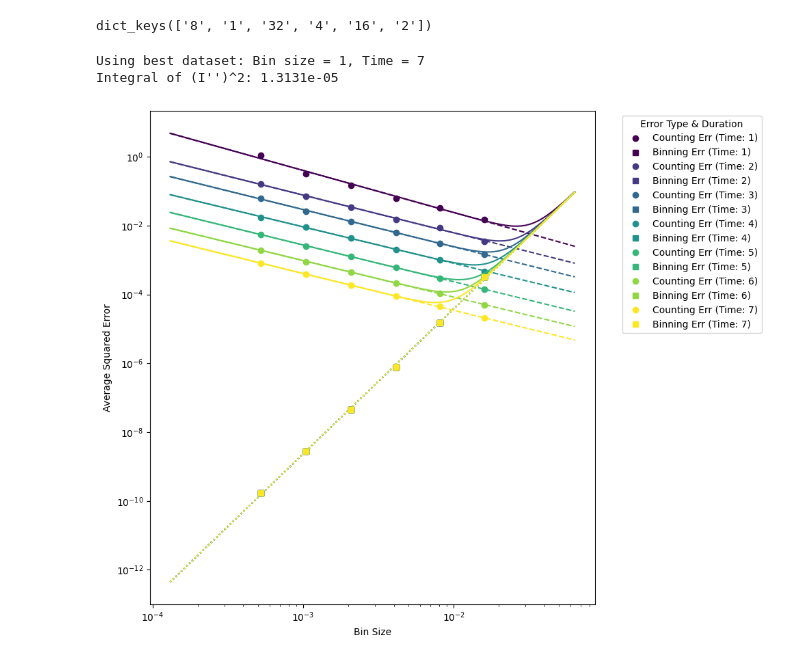
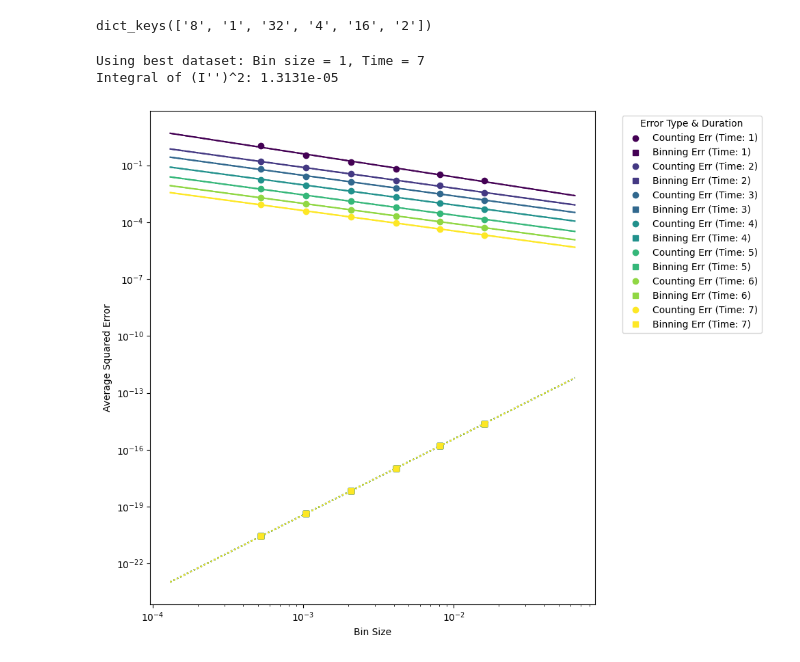
Before and after one commit to ch-tung/MLSR, a Jupyter notebook: binning/test_ILL_bin.ipynb, the cells around one changed output. Cells and saved outputs as stored; diff of their text form; code cells hidden in the pictures.

```diff
--- a/binning/test_ILL_bin.ipynb
+++ b/binning/test_ILL_bin.ipynb
@@ -210,7 +210,7 @@ for bin_size_str in data.keys():
         current_binning_widths = L/len(current_Q)
         current_averaged_resolution = np.mean(current_data.dQ)
 
-        binning_err = calculate_avg_binning_error(current_averaged_resolution/bin_size_val, integral_of_I_double_prime_sq, L)
+        binning_err = calculate_avg_binning_error(current_binning_widths, integral_of_I_double_prime_sq, L)
 
         plot_data[str(bin_size_str)][str(time_str)] = {
             'counting': counting_err,
@@ -241,31 +241,31 @@ for i, time_val in enumerate(sorted_times):
     ax.plot(current_data_binning_widths, binning_errors, linestyle='', color=colors[i], marker='s', label=f'Binning Err (Time: {time_str})')
     ax.plot(current_data_binning_widths, total_errors, linestyle='', color=colors[i], marker="")
 
     # Linear fit the log-log counting_errors and binning_errors
     log_binning_widths = np.log(current_data_binning_widths)
     current_data_binning_widths_fine = np.logspace(np.log10(current_data_binning_widths.min()/4), np.log10(current_data_binning_widths.max()*4), 100)
     log_binning_widths_fine = np.log(current_data_binning_widths_fine)
     log_counting_errors = np.log(counting_errors)
     log_binning_errors = np.log(binning_errors)
     coeffs_counting = np.polyfit(log_binning_widths, log_counting_errors, 1)
     coeffs_binning = np.polyfit(log_binning_widths, log_binning_errors, 1)
     fit_counting = np.exp(np.polyval(coeffs_counting, log_binning_widths_fine))
     fit_binning = np.exp(np.polyval(coeffs_binning, log_binning_widths_fine))
 
     ax.plot(current_data_binning_widths_fine, fit_counting, linestyle='dashed', color=colors[i])
     ax.plot(current_data_binning_widths_fine, fit_binning, linestyle='dotted', color=colors[i])
     ax.plot(current_data_binning_widths_fine, fit_counting + fit_binning, linestyle='solid', color=colors[i])
 
 ax.set_xlabel('Bin Size')
 ax.set_ylabel('Average Squared Error')
 ax.set_xscale('log')
 ax.set_yscale('log')
 ax.legend(title='Error Type & Duration', bbox_to_anchor=(1.05, 1), loc='upper left')
 # ax.grid(True, which="both", ls="--")
 
 plt.tight_layout()
 plt.show()
 # %% [output]
 Using best dataset: Bin size = 1, Time = 7
 Integral of (I'')^2: 1.3131e-05
-[figure, old version]
+[figure, new version]
```
